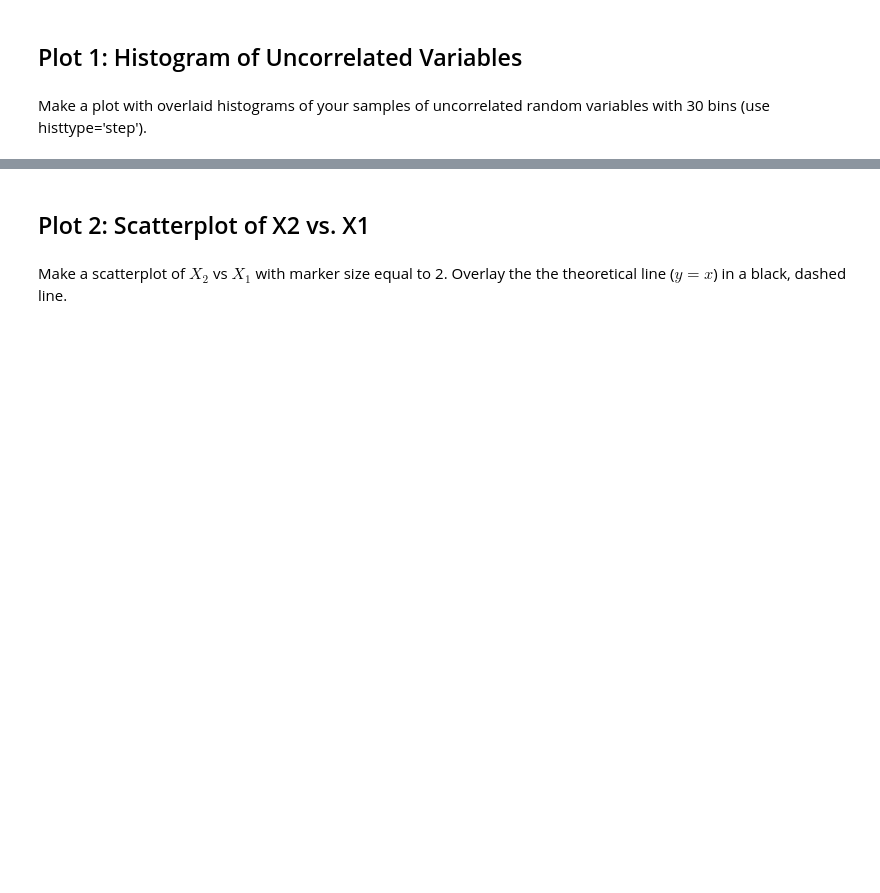
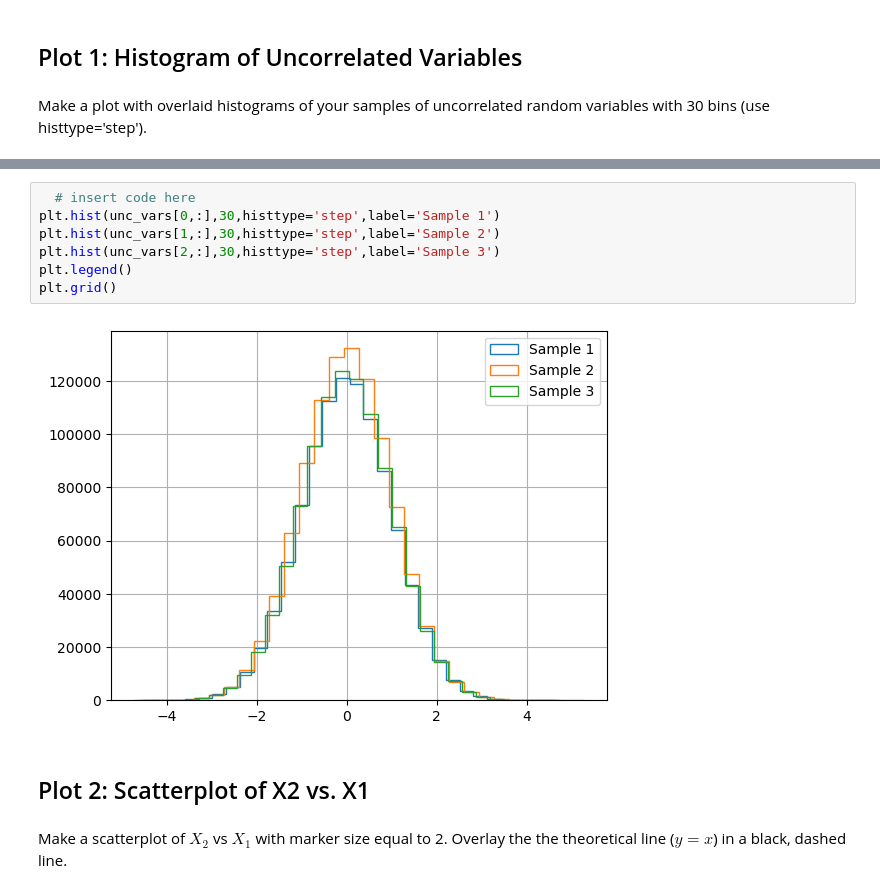
Before and after one commit to DTUWindEducation/46120-PiWE, a Jupyter notebook: tutorials_scientific_python/3b-exercise_matplotlib.ipynb, the cells around one changed output, grey strips where cells are left out. Cells and saved outputs as stored; diff of their text form; blank space fills up the shorter version.

```diff
--- a/tutorials_scientific_python/3b-exercise_matplotlib.ipynb
+++ b/tutorials_scientific_python/3b-exercise_matplotlib.ipynb
@@ -52,3 +48,12 @@ KeyboardInterrupt:
+# %%
+  # insert code here
+plt.hist(unc_vars[0,:],30,histtype='step',label='Sample 1')
+plt.hist(unc_vars[1,:],30,histtype='step',label='Sample 2')
+plt.hist(unc_vars[2,:],30,histtype='step',label='Sample 3')
+plt.legend()
+plt.grid()
+# %% [output]
+[figure, added]
 # %% [markdown]
 ## Plot 2: Scatterplot of X2 vs. X1
 # %% [markdown]
```
Also changed, not shown: parts of 9 cells of this notebook.
